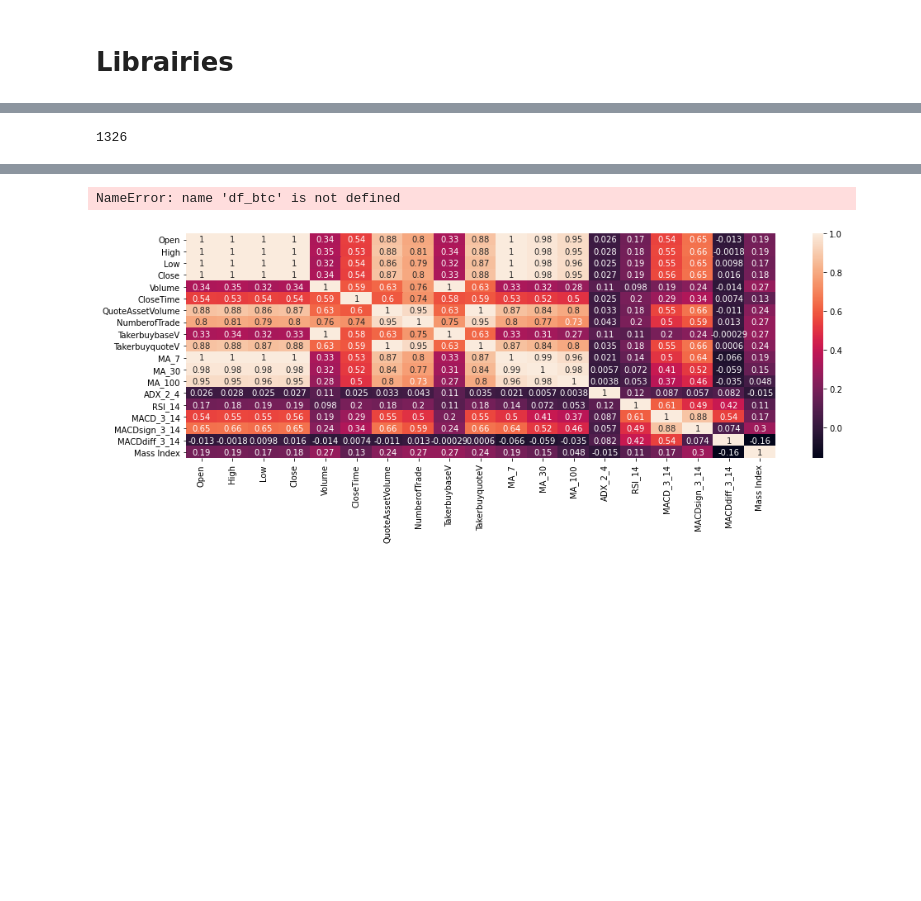
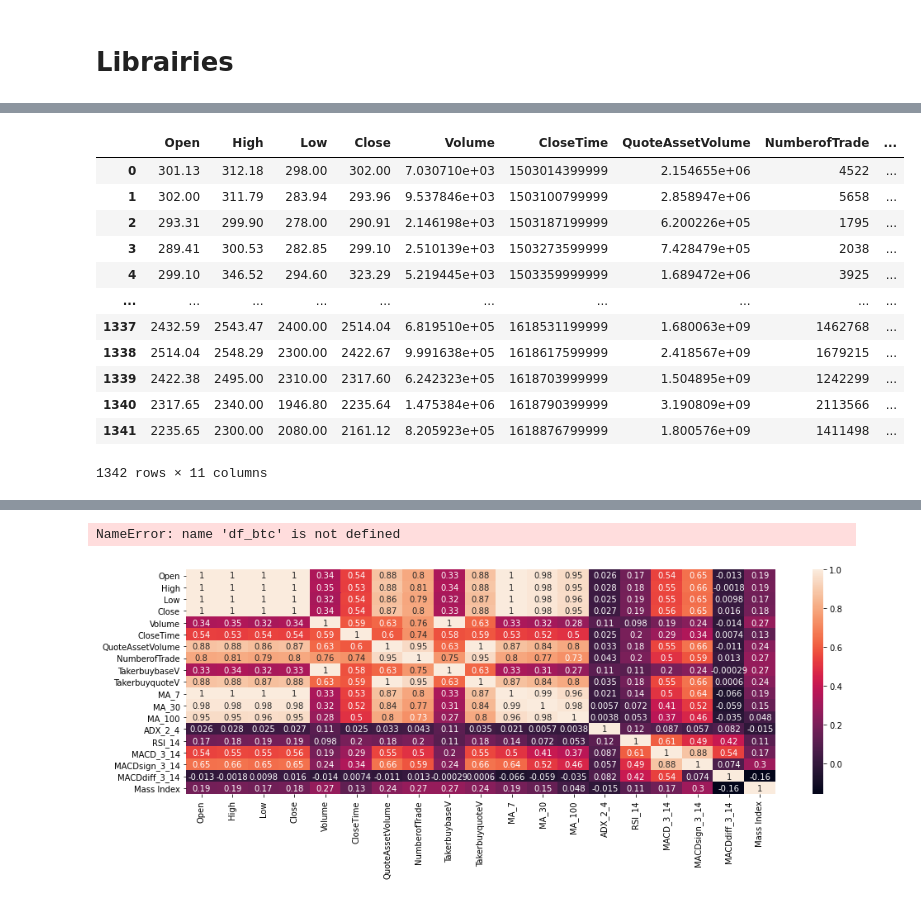
Before and after one commit to dim3003/data-analysis-crypto, a Jupyter notebook: notebooks/gp_notebooks.ipynb, the cells around one changed output, grey strips where cells are left out. Saved outputs shown, nothing was run; the diff lists cells and outputs as text; code cells hidden in the pictures; blank space fills up the shorter version.

Commit message:
add datas

```diff
--- a/notebooks/gp_notebooks.ipynb
+++ b/notebooks/gp_notebooks.ipynb
@@ -55,4 +24,41 @@ df_btc
-# %%
-df_btc.index[-1]
-# %% [output]
-1326
+# %%
+data_path = "../data/raw/"
+clean_data_path = "../data/processed/"
+eth_file = data_path+"data_ETH.csv"
+btc_file = data_path+"data_BTC.csv"
+eos_file = data_path+'data_EOS.csv'
+
+file_list = [eth_file,btc_file,eos_file]
+list_ticker = ['ETH','BTC','EOS']
+
+# faire une classe pour générer les données => folder 'data'
+#create a function
+def processPricedata(file,ticker):
+    df = pd.read_csv(file)
+    df['date'] = pd.to_datetime(df['Date'],unit="s")
+    #df_btc.index = df_btc['Date']
+    del df['Date']
+    del df['Ignore']
+    # del df_btc['CloseTime']
+    df.to_csv(clean_data_path+ticker+'_Price_clean.csv')
+    return df
+
+list_df = []
+for i in range(len(file_list)):
+    list_df.append(processPricedata(file_list[i],list_ticker[i]))
+
+list_df[0]
+# %% [output]
+|  | Open | High | Low | Close | Volume | CloseTime | QuoteAssetVolume | NumberofTrade | ... |
+| 0 | 301.13 | 312.18 | 298.00 | 302.00 | 7.030710e+03 | 1503014399999 | 2.154655e+06 | 4522 | ... |
+| 1 | 302.00 | 311.79 | 283.94 | 293.96 | 9.537846e+03 | 1503100799999 | 2.858947e+06 | 5658 | ... |
+| 2 | 293.31 | 299.90 | 278.00 | 290.91 | 2.146198e+03 | 1503187199999 | 6.200226e+05 | 1795 | ... |
+| 3 | 289.41 | 300.53 | 282.85 | 299.10 | 2.510139e+03 | 1503273599999 | 7.428479e+05 | 2038 | ... |
+| 4 | 299.10 | 346.52 | 294.60 | 323.29 | 5.219445e+03 | 1503359999999 | 1.689472e+06 | 3925 | ... |
+| ... | ... | ... | ... | ... | ... | ... | ... | ... | ... |
+| 1337 | 2432.59 | 2543.47 | 2400.00 | 2514.04 | 6.819510e+05 | 1618531199999 | 1.680063e+09 | 1462768 | ... |
+| 1338 | 2514.04 | 2548.29 | 2300.00 | 2422.67 | 9.991638e+05 | 1618617599999 | 2.418567e+09 | 1679215 | ... |
+| 1339 | 2422.38 | 2495.00 | 2310.00 | 2317.60 | 6.242323e+05 | 1618703999999 | 1.504895e+09 | 1242299 | ... |
+| 1340 | 2317.65 | 2340.00 | 1946.80 | 2235.64 | 1.475384e+06 | 1618790399999 | 3.190809e+09 | 2113566 | ... |
+| 1341 | 2235.65 | 2300.00 | 2080.00 | 2161.12 | 8.205923e+05 | 1618876799999 | 1.800576e+09 | 1411498 | ... |
+1342 rows × 11 columns
```
Also changed, not shown: parts of 3 cells of this notebook, 15 other files.
